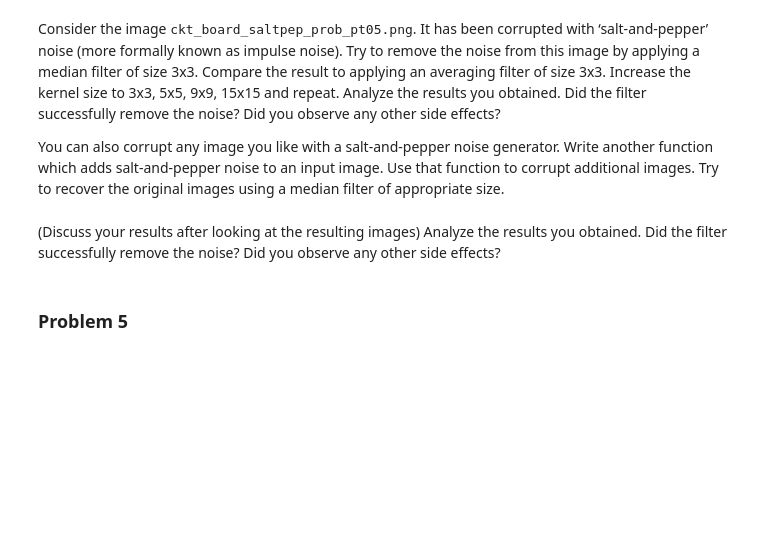
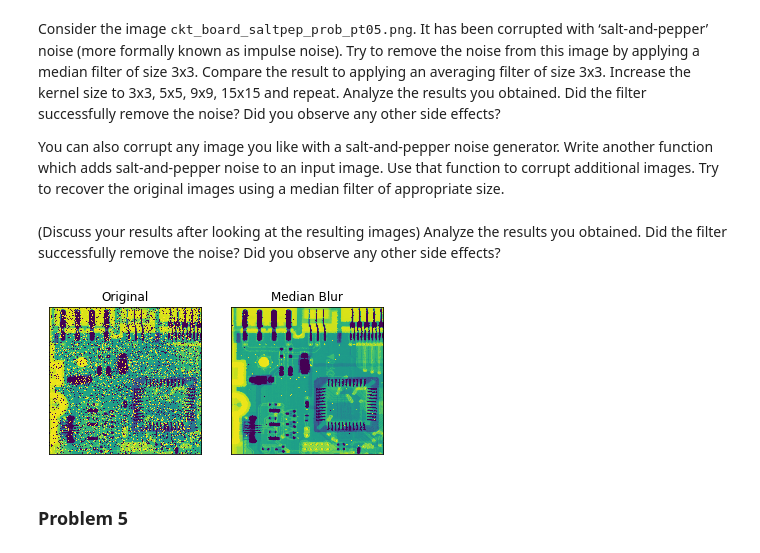
Before and after one commit to karolaya/PDI, a Jupyter notebook: PS-02/ProblemSet2.ipynb, the cells around one changed output. Drawn from its saved outputs; the diff is of its cells as text; code cells hidden in the pictures; blank space fills up the shorter version.

```diff
--- a/PS-02/ProblemSet2.ipynb
+++ b/PS-02/ProblemSet2.ipynb
@@ -136,6 +161,29 @@ Consider the image <tt>ckt_board_saltpep_prob_pt05.png</tt>. It has been corrupt
 You can also corrupt any image you like with a salt-and-pepper noise generator. Write another function which adds salt-and-pepper noise to an input image. Use that function to corrupt additional images. Try to recover the original images using a median filter of appropriate size.
 # %% [markdown]
 (Discuss your results after looking at the resulting images) Analyze the results you obtained. Did the filter successfully remove the noise? Did you observe any other side effects?
+# %%
+def meanFilter(img,n):
+    """ Function that apply a median filter to an image array
+        Input arguments
+            img: image array
+            n: kernel size(n*n)
+        Output
+            img: The image with median filtering applied
+    """
+    img = cv2.medianBlur(img,n)
+
+    return img
+
+img = rg(files[4])
+img_mf = meanFilter(img,3)
+
+mplt.subplot(121),mplt.imshow(img),mplt.title('Original')
+mplt.xticks([]), mplt.yticks([])
+mplt.subplot(122),mplt.imshow(img_mf),mplt.title('Median Blur')
+mplt.xticks([]), mplt.yticks([])
+mplt.show()
+# %% [output]
+[figure, added]
 # %% [markdown]
 ### Problem 5
 # %% [markdown]
```
Also changed, not shown: parts of 3 cells of this notebook, 1 other file.
